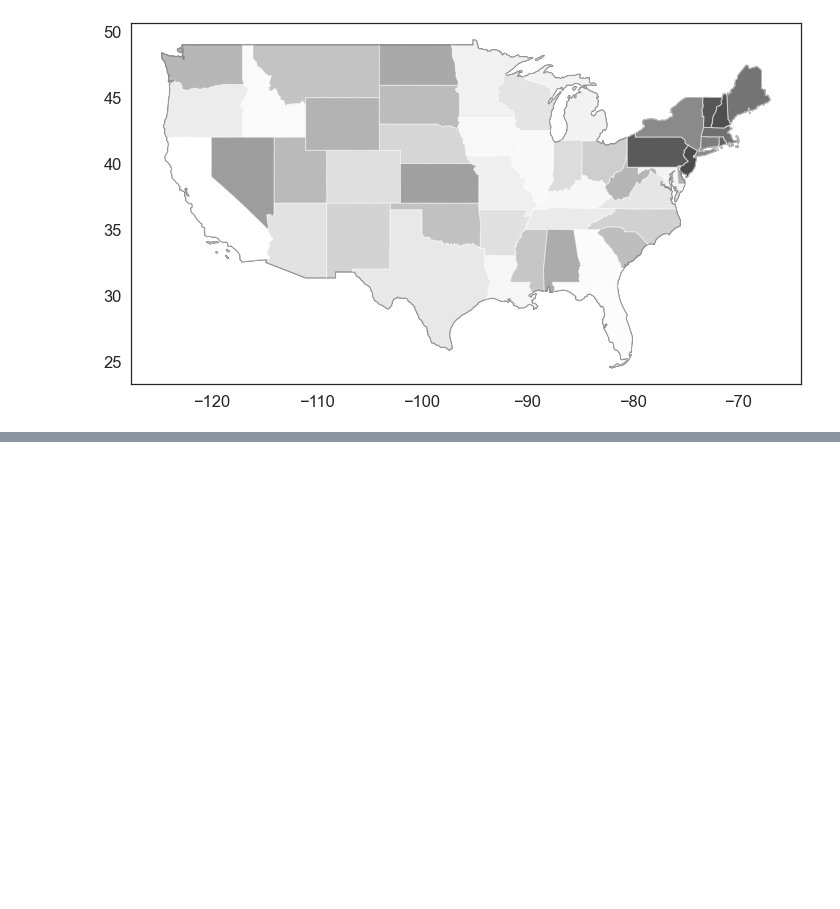
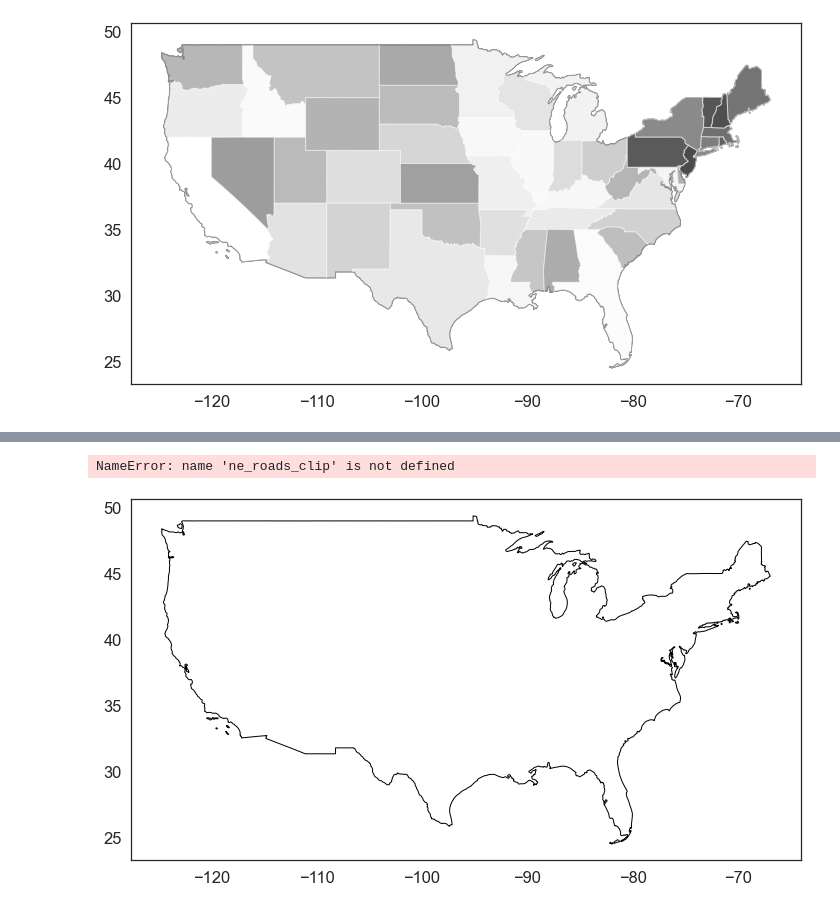
Before and after one commit to cugblw/Earth-Data-Analytics, a Jupyter notebook: clip_vector.ipynb, the cells around one changed output, grey strips where cells are left out. Cells and saved outputs as stored; diff of their text form; code cells hidden in the pictures; blank space fills up the shorter version.

```diff
--- a/clip_vector.ipynb
+++ b/clip_vector.ipynb
@@ -99,0 +145,17 @@ NameError: name 'points_clip' is not defined
+# %%
+# Plot the data
+fig, ax = plt.subplots(figsize=(12, 8))
+
+country_boundary_us.plot(alpha=1,
+                         color="white",
+                         edgecolor="black",
+                         ax=ax)
+
+ne_roads_clip.plot(ax=ax)
+
+ax.set_axis_off()
+plt.axis('equal')
+plt.show()
+# %% [output]
+NameError: name 'ne_roads_clip' is not defined
+[figure, added]
```
Also changed, not shown: parts of 8 cells of this notebook.
